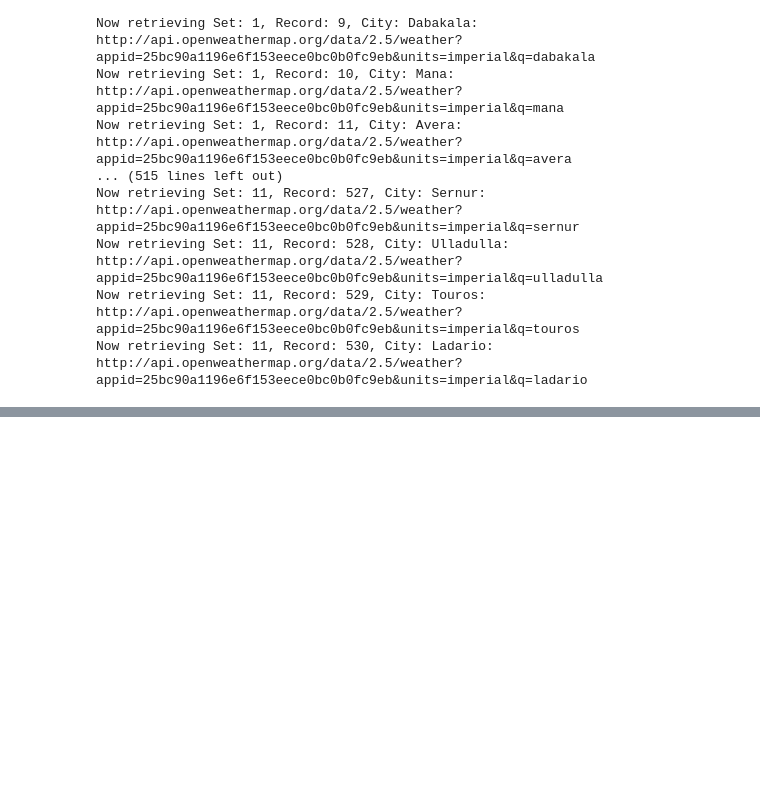
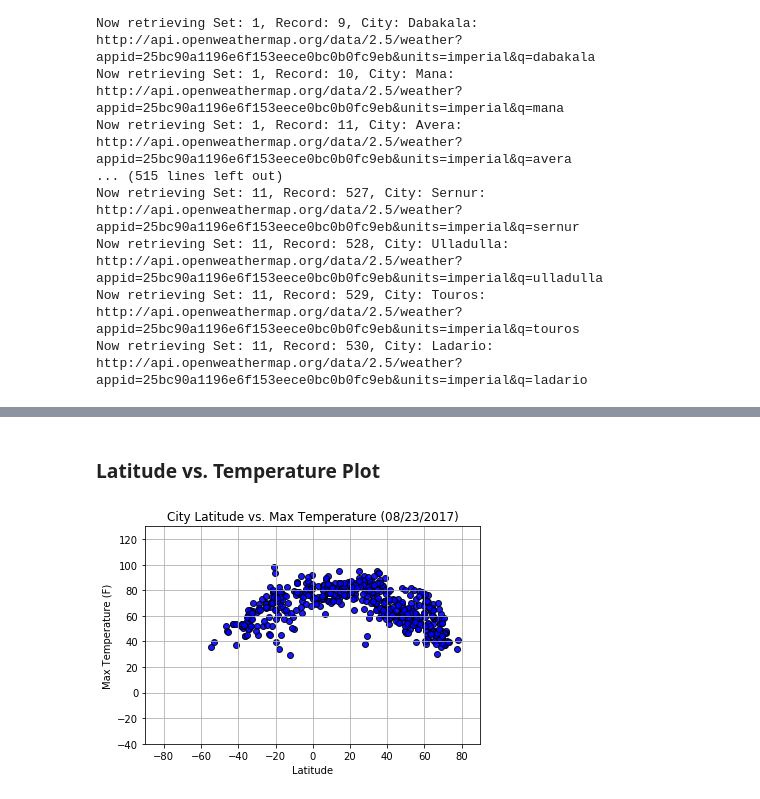
Before and after one commit to tta415/weatherpy, a Jupyter notebook: WeatherPy.ipynb, the cells around one changed output, grey strips where cells are left out. Cells and saved outputs as stored; diff of their text form; code cells hidden in the pictures; blank space fills up the shorter version.

Commit message:
added plots

```diff
--- a/WeatherPy.ipynb
+++ b/WeatherPy.ipynb
@@ -201,0 +190,24 @@ df
+# %% [markdown]
+### Latitude vs. Temperature Plot
+# %%
+# Build a scatter plot for each data type
+plt.scatter(df["Latitude"],
+            df["Temperature (F)"], color="blue",
+            edgecolor="black", linewidths=1, marker="o",
+            alpha=0.9)
+
+# Incorporate the other graph properties
+plt.title("City Latitude vs. Max Temperature (08/23/2017)")
+plt.ylabel("Max Temperature (F)")
+plt.xlabel("Latitude")
+plt.grid(True)
+plt.xlim([-90, 90])
+plt.ylim([-40, 130])
+
+# Save the figure
+plt.savefig("latitude_vs_temp.png")
+
+# Show plot
+plt.show()
+# %% [output]
+[figure, added]
```
Also changed, not shown: parts of 17 cells of this notebook.
